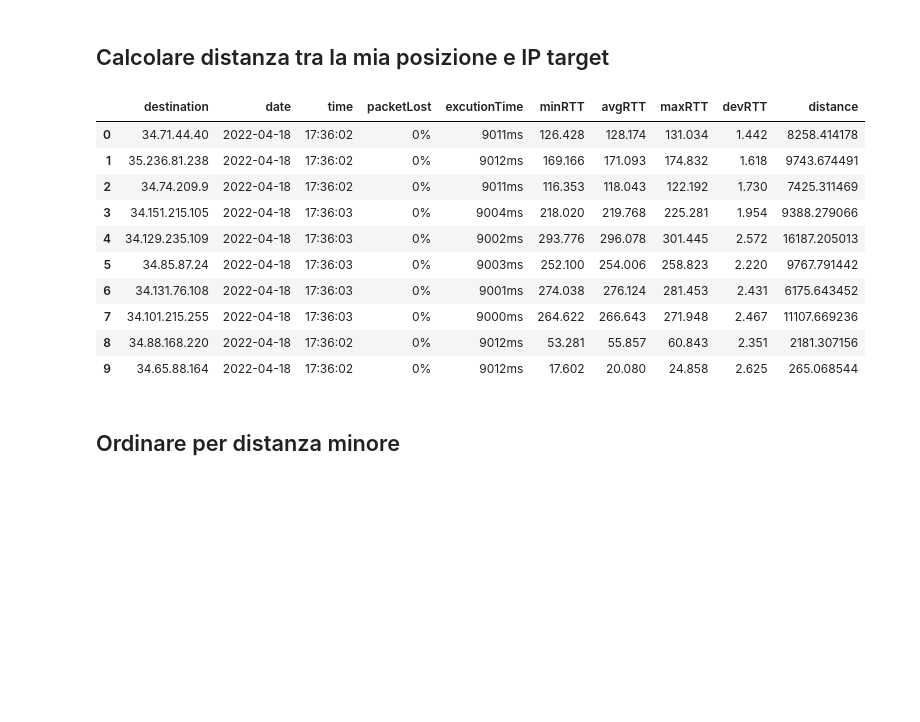
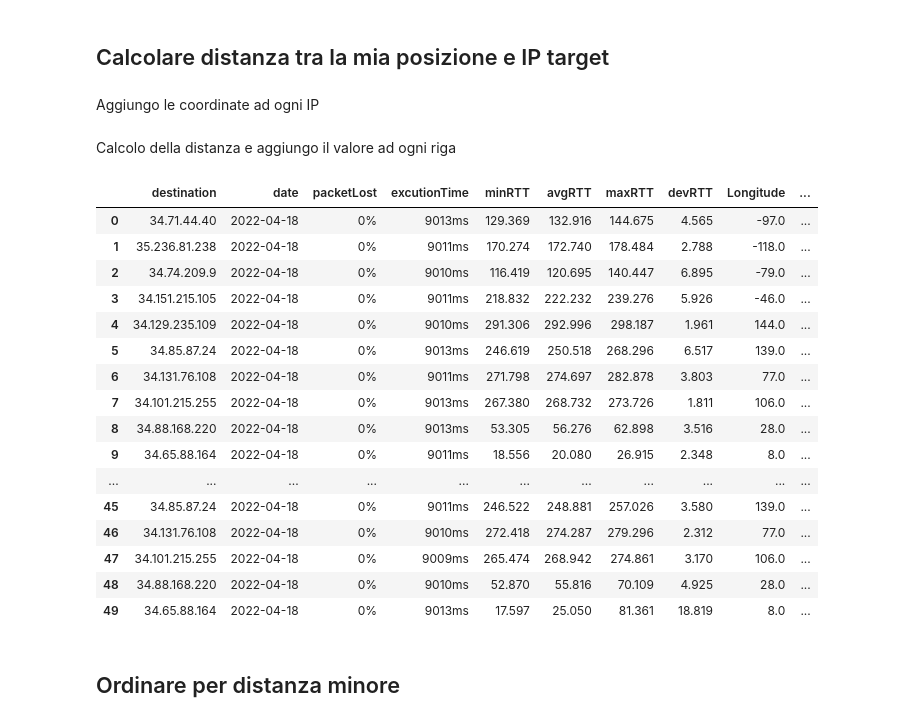
Before and after one commit to Davide-Lotito/EDI_labs, a Jupyter notebook: lab1/notebook/notebook.ipynb, the cells around one changed output. Cells and saved outputs as stored; diff of their text form; code cells hidden in the pictures; blank space fills up the shorter version.

```diff
--- a/lab1/notebook/notebook.ipynb
+++ b/lab1/notebook/notebook.ipynb
@@ -103,15 +100,2 @@ for p in my_points.values():
-# %%
-df = df.assign(distance=distances)
-df
-# %% [output]
-|  | destination | date | time | packetLost | excutionTime | minRTT | avgRTT | maxRTT | devRTT | distance |
-| 0 | 34.71.44.40 | 2022-04-18 | 17:36:02 | 0% | 9011ms | 126.428 | 128.174 | 131.034 | 1.442 | 8258.414178 |
-| 1 | 35.236.81.238 | 2022-04-18 | 17:36:02 | 0% | 9012ms | 169.166 | 171.093 | 174.832 | 1.618 | 9743.674491 |
-| 2 | 34.74.209.9 | 2022-04-18 | 17:36:02 | 0% | 9011ms | 116.353 | 118.043 | 122.192 | 1.730 | 7425.311469 |
-| 3 | 34.151.215.105 | 2022-04-18 | 17:36:03 | 0% | 9004ms | 218.020 | 219.768 | 225.281 | 1.954 | 9388.279066 |
-| 4 | 34.129.235.109 | 2022-04-18 | 17:36:03 | 0% | 9002ms | 293.776 | 296.078 | 301.445 | 2.572 | 16187.205013 |
-| 5 | 34.85.87.24 | 2022-04-18 | 17:36:03 | 0% | 9003ms | 252.100 | 254.006 | 258.823 | 2.220 | 9767.791442 |
-| 6 | 34.131.76.108 | 2022-04-18 | 17:36:03 | 0% | 9001ms | 274.038 | 276.124 | 281.453 | 2.431 | 6175.643452 |
-| 7 | 34.101.215.255 | 2022-04-18 | 17:36:03 | 0% | 9000ms | 264.622 | 266.643 | 271.948 | 2.467 | 11107.669236 |
-| 8 | 34.88.168.220 | 2022-04-18 | 17:36:02 | 0% | 9012ms | 53.281 | 55.857 | 60.843 | 2.351 | 2181.307156 |
-| 9 | 34.65.88.164 | 2022-04-18 | 17:36:02 | 0% | 9012ms | 17.602 | 20.080 | 24.858 | 2.625 | 265.068544 |
+# %% [markdown]
+Aggiungo le coordinate ad ogni IP
@@ -117,0 +108,2 @@ df
+# %% [markdown]
+Calcolo della distanza e aggiungo il valore ad ogni riga
@@ -118,3 +114,23 @@ df
+# %%
+df.head(50)
+# %% [output]
+|  | destination | date | packetLost | excutionTime | minRTT | avgRTT | maxRTT | devRTT | Longitude | ... |
+| 0 | 34.71.44.40 | 2022-04-18 | 0% | 9013ms | 129.369 | 132.916 | 144.675 | 4.565 | -97.0 | ... |
+| 1 | 35.236.81.238 | 2022-04-18 | 0% | 9011ms | 170.274 | 172.740 | 178.484 | 2.788 | -118.0 | ... |
+| 2 | 34.74.209.9 | 2022-04-18 | 0% | 9010ms | 116.419 | 120.695 | 140.447 | 6.895 | -79.0 | ... |
+| 3 | 34.151.215.105 | 2022-04-18 | 0% | 9011ms | 218.832 | 222.232 | 239.276 | 5.926 | -46.0 | ... |
+| 4 | 34.129.235.109 | 2022-04-18 | 0% | 9010ms | 291.306 | 292.996 | 298.187 | 1.961 | 144.0 | ... |
+| 5 | 34.85.87.24 | 2022-04-18 | 0% | 9013ms | 246.619 | 250.518 | 268.296 | 6.517 | 139.0 | ... |
+| 6 | 34.131.76.108 | 2022-04-18 | 0% | 9011ms | 271.798 | 274.697 | 282.878 | 3.803 | 77.0 | ... |
+| 7 | 34.101.215.255 | 2022-04-18 | 0% | 9013ms | 267.380 | 268.732 | 273.726 | 1.811 | 106.0 | ... |
+| 8 | 34.88.168.220 | 2022-04-18 | 0% | 9013ms | 53.305 | 56.276 | 62.898 | 3.516 | 28.0 | ... |
+| 9 | 34.65.88.164 | 2022-04-18 | 0% | 9011ms | 18.556 | 20.080 | 26.915 | 2.348 | 8.0 | ... |
+| ... | ... | ... | ... | ... | ... | ... | ... | ... | ... | ... |
+| 45 | 34.85.87.24 | 2022-04-18 | 0% | 9011ms | 246.522 | 248.881 | 257.026 | 3.580 | 139.0 | ... |
+| 46 | 34.131.76.108 | 2022-04-18 | 0% | 9010ms | 272.418 | 274.287 | 279.296 | 2.312 | 77.0 | ... |
+| 47 | 34.101.215.255 | 2022-04-18 | 0% | 9009ms | 265.474 | 268.942 | 274.861 | 3.170 | 106.0 | ... |
+| 48 | 34.88.168.220 | 2022-04-18 | 0% | 9010ms | 52.870 | 55.816 | 70.109 | 4.925 | 28.0 | ... |
+| 49 | 34.65.88.164 | 2022-04-18 | 0% | 9013ms | 17.597 | 25.050 | 81.361 | 18.819 | 8.0 | ... |
 # %% [markdown]
 ## Ordinare per distanza minore
 # %%
```
Also changed, not shown: parts of 13 cells of this notebook, 31 other files.
